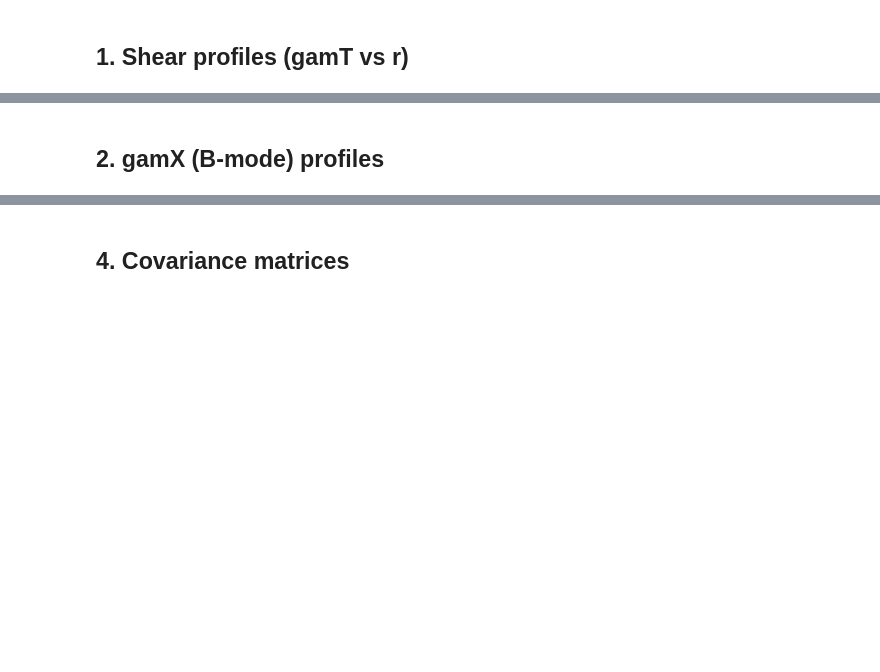
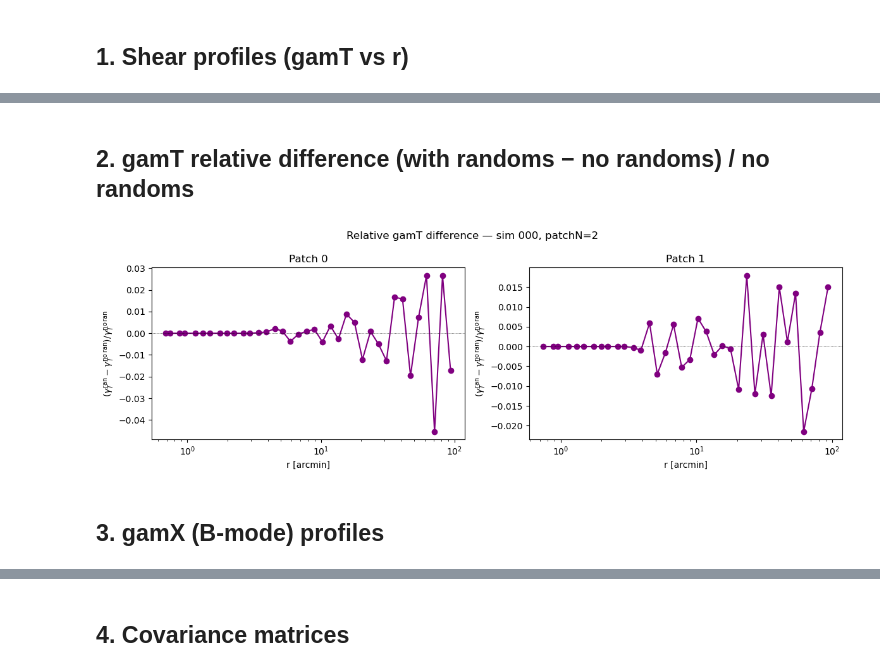
Before and after one commit to LSSTDESC/CL_JKcovariance_testing, a Jupyter notebook: cljkcov/validations/randoms_comparison/compare_treecorr_randoms.ipynb, the cells around one changed output, grey strips where cells are left out. Cells and saved outputs as stored; diff of their text form; code cells hidden in the pictures; blank space fills up the shorter version.

```diff
--- a/cljkcov/validations/randoms_comparison/compare_treecorr_randoms.ipynb
+++ b/cljkcov/validations/randoms_comparison/compare_treecorr_randoms.ipynb
@@ -64,5 +64,30 @@ plt.show()
+# %% [markdown]
+## 2. gamT relative difference (with randoms − no randoms) / no randoms
+# %%
+fig, axes = plt.subplots(1, len(PATCHES), figsize=(6 * len(PATCHES), 4), sharey=False)
+
+for ax, patch_id in zip(axes, PATCHES):
+    dv_no  = load_datavector(DIR_NO_RAN,   SIM, PATCH_N, patch_id)
+    dv_ran = load_datavector(DIR_WITH_RAN, SIM, PATCH_N, patch_id)
+
+    mask = (dv_no['npairs'] > 0) & (dv_ran['npairs'] > 0) & (dv_no['gamT'] != 0)
+    r        = dv_no['meanr'][mask]
+    rel_diff = (dv_ran['gamT'][mask] - dv_no['gamT'][mask]) / dv_no['gamT'][mask]
+
+    ax.plot(r, rel_diff, 'o-', color='purple')
+    ax.axhline(0, color='k', lw=0.5, ls=':')
+    ax.set_xscale('log')
+    ax.set_xlabel('r [arcmin]')
+    ax.set_ylabel(r'$(\gamma_T^{\rm ran} - \gamma_T^{\rm no\,ran}) / \gamma_T^{\rm no\,ran}$')
+    ax.set_title(f'Patch {patch_id}')
+
+fig.suptitle(f'Relative gamT difference — sim {SIM}, patchN={PATCH_N}')
+plt.tight_layout()
+plt.show()
+# %% [output]
+[figure, added]
 # %% [markdown]
-## 2. gamX (B-mode) profiles
+## 3. gamX (B-mode) profiles
 # %%
 fig, axes = plt.subplots(1, len(PATCHES), figsize=(6 * len(PATCHES), 4), sharey=False)
 
```
Also changed, not shown: parts of 10 cells of this notebook, 2 other files.
